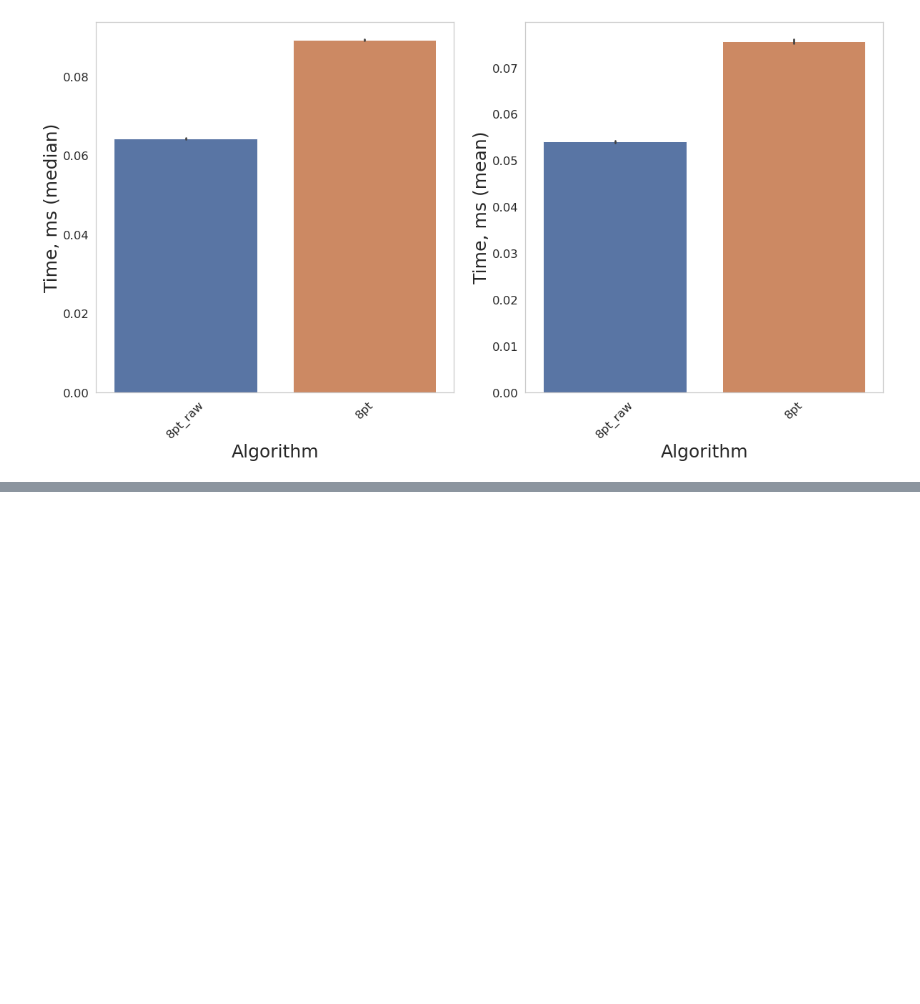
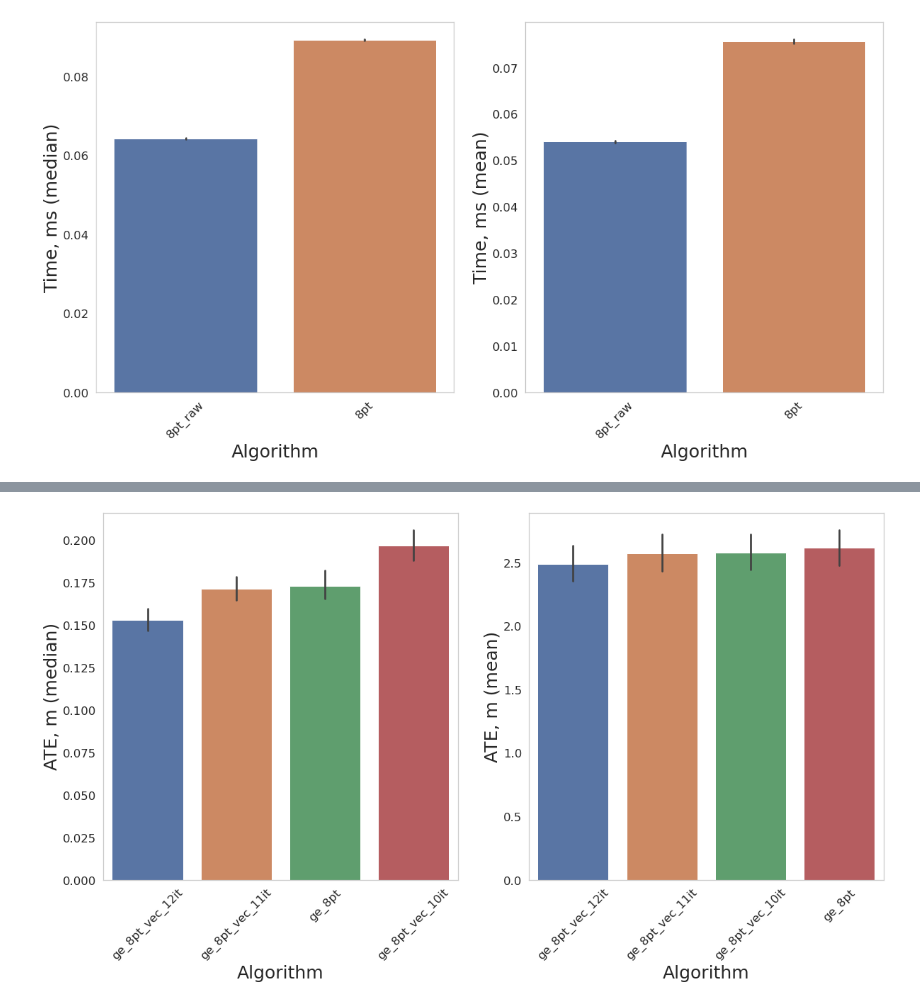
Before and after one commit to kirill-ivanov-a/opengv, a Jupyter notebook: notebooks/GE optimization.ipynb, the cells around one changed output, grey strips where cells are left out. Saved outputs shown, nothing was run; the diff lists cells and outputs as text; code cells hidden in the pictures; blank space fills up the shorter version.

```diff
--- a/notebooks/GE optimization.ipynb
+++ b/notebooks/GE optimization.ipynb
@@ -280,0 +321,4 @@ for i, (est_name, est) in enumerate(esimators.items()):
+# %%
+plot_bars('ATE', 'm', capitalize=False)
+# %% [output]
+[figure, added]
```
Also changed, not shown: parts of 8 cells of this notebook, 2 other files.
